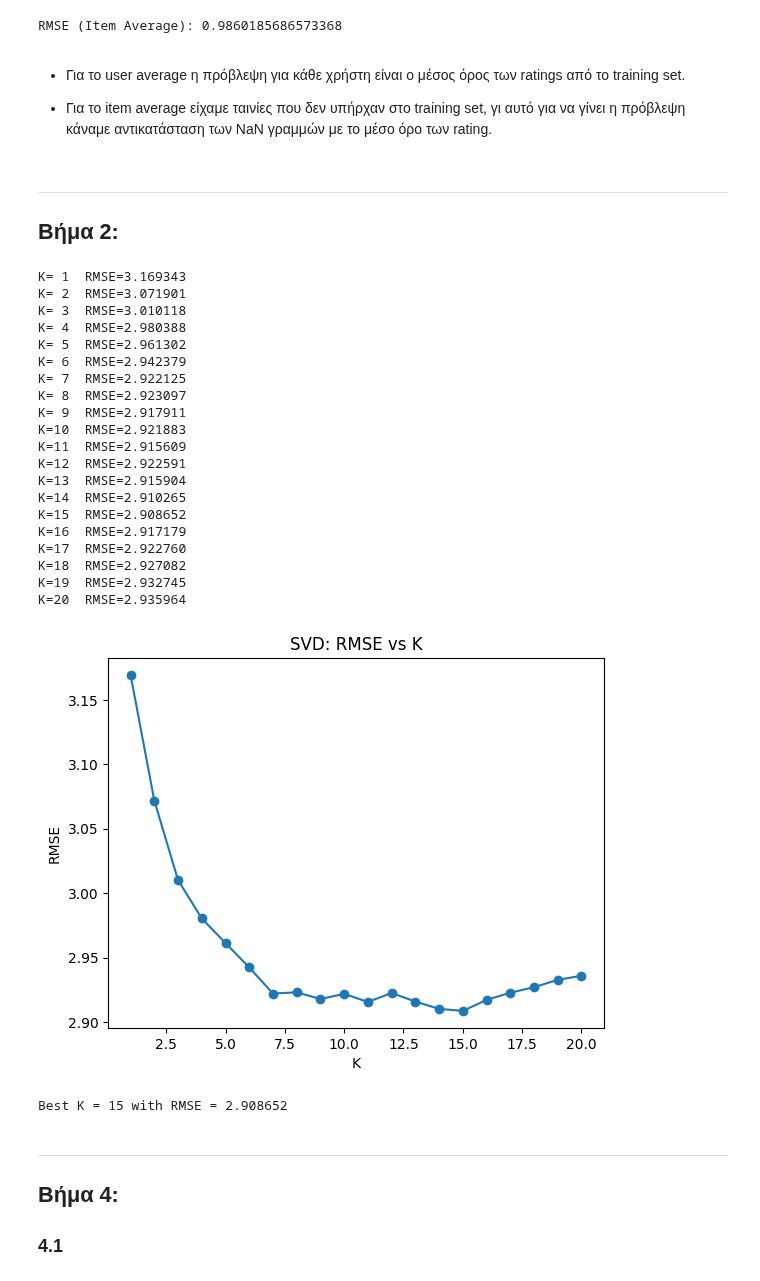
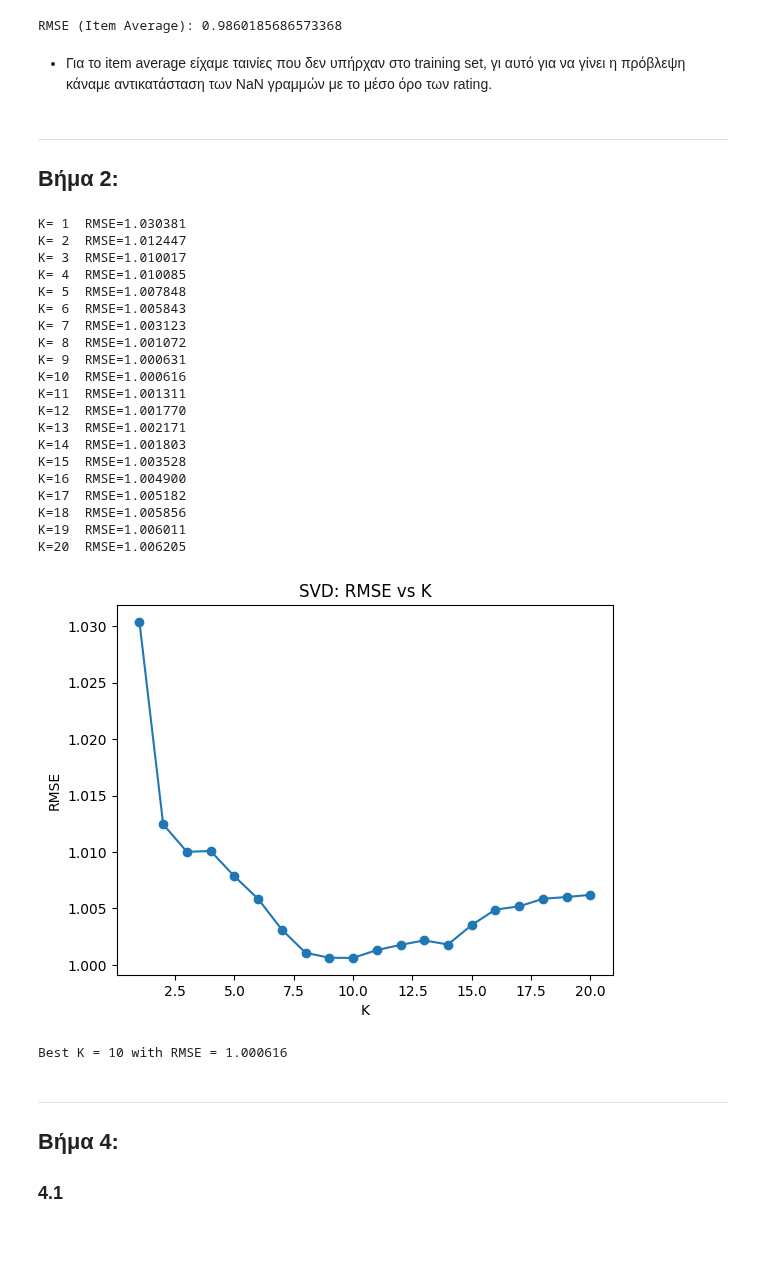
Before and after one commit to BillPapakyriakou/DataMining-Notebooks, a Jupyter notebook: assignment_2.ipynb, the cells around one changed output. Drawn from its saved outputs; the diff is of its cells as text; code cells hidden in the pictures; blank space fills up the shorter version.

```diff
--- a/assignment_2.ipynb
+++ b/assignment_2.ipynb
@@ -433,8 +433,6 @@ print("RMSE (Item Average):", rmse_item_average)
 # %% [output]
 RMSE (Item Average): 0.9860185686573368
 # %% [markdown]
-- Για το user average η πρόβλεψη για κάθε χρήστη είναι ο μέσος όρος των ratings από το training set.
-
 - Για το item average είχαμε ταινίες που δεν υπήρχαν στο training set, γι αυτό για να γίνει η πρόβλεψη κάναμε αντικατάσταση των NaN γραμμών με το μέσο όρο των rating.
 # %% [markdown]
 ---
@@ -448,17 +446,30 @@ import matplotlib.pyplot as plt
 users_count  = int(train_dataframe["uid"].max() + 1)
 movies_count = int(train_dataframe["mid"].max() + 1)
 
+# στον πίνακα αραιό πίνακα R θα αφαιρέσουμε το global mean για να μην επηρεάζουν τα
+# μηδενικά τις προβλέψεις (0: ο user δεν έβαλε κριτική στην ταινία, όχι έβαλε 0)
+mu = train_dataframe["rating"].astype(float).mean()  # global mean για το mean centering
 
-# φτίαχνουμε τον R (αραιός πίνακας)
+
+# φτίαχνουμε τον R (αραιός πίνακας) - για επόμενα ερωτήματα
 R = csr_matrix(
     (train_dataframe["rating"].astype(float).values,
      (train_dataframe["uid"].values, train_dataframe["mid"].values)),
     shape=(users_count, movies_count)
 )
 
+# φτίαχνουμε τον R (αραιός πίνακας) - χρήση στο 3.2 μόνο
+R_1 = csr_matrix(
+    (train_dataframe["rating"].astype(float).values - mu,  # αφαιρούμε το global mean
+     (train_dataframe["uid"].values, train_dataframe["mid"].values)),
+    shape=(users_count, movies_count)
+)
+
+
+
 # υπολογίζουμε τους 3 πίνακες του svd (sparse)
 K = 20
-U, s, Vt = svds(R, k=K)
+U, s, Vt = svds(R_1, k=K)
 
 
 # αναστρέφουμε τη σειρά των singular values σε φθίνουσα
@@ -481,58 +492,58 @@ rmse_list = []
 for i in range (1, K+1):
 
     # υπολογίζουμε μόνο τις συγκεκριμένες τιμές του R_k
-    predictions = np.sum(
+    predictions = mu + np.sum(  # αροίζουμε ξανα το global mean για το final prediction
       U[u_test, :i] * s[:i] * Vt[:i, m_test].T,
       axis=1
     )
 
     predictions = np.clip(predictions, 0, 5)  # clip τις τιμές <0 και >5
 
     # υπολογισμός rmse
     mse = mean_squared_error(r_test, predictions)
     rmse = np.sqrt(mse)
 
     rmse_list.append(rmse)
 
     print(f"K={i:2d}  RMSE={rmse:.6f}")
 
 # κρατάμε το καλύτερο k - αυτό με μικρότερο σφάλμα
 best_K = int(np.argmin(rmse_list) + 1)
 best_rmse = rmse_list[best_K - 1]  # κρατάμε και το καλύτερο error
 
 # plots
 plt.figure()
 plt.plot(range(1, K + 1), rmse_list, marker="o")
 plt.xlabel("K")
 plt.ylabel("RMSE")
 plt.title("SVD: RMSE vs K")
 #plt.grid(True)
 plt.show()
 
 print(f"\nBest K = {best_K} with RMSE = {best_rmse:.6f}")
 # %% [output]
-K= 1  RMSE=3.169343
-K= 2  RMSE=3.071901
-K= 3  RMSE=3.010118
-K= 4  RMSE=2.980388
-K= 5  RMSE=2.961302
-K= 6  RMSE=2.942379
-K= 7  RMSE=2.922125
-K= 8  RMSE=2.923097
-K= 9  RMSE=2.917911
-K=10  RMSE=2.921883
-K=11  RMSE=2.915609
-K=12  RMSE=2.922591
-K=13  RMSE=2.915904
-K=14  RMSE=2.910265
-K=15  RMSE=2.908652
-K=16  RMSE=2.917179
-K=17  RMSE=2.922760
-K=18  RMSE=2.927082
-K=19  RMSE=2.932745
-K=20  RMSE=2.935964
+K= 1  RMSE=1.030381
+K= 2  RMSE=1.012447
+K= 3  RMSE=1.010017
+K= 4  RMSE=1.010085
+K= 5  RMSE=1.007848
+K= 6  RMSE=1.005843
+K= 7  RMSE=1.003123
+K= 8  RMSE=1.001072
+K= 9  RMSE=1.000631
+K=10  RMSE=1.000616
+K=11  RMSE=1.001311
+K=12  RMSE=1.001770
+K=13  RMSE=1.002171
+K=14  RMSE=1.001803
+K=15  RMSE=1.003528
+K=16  RMSE=1.004900
+K=17  RMSE=1.005182
+K=18  RMSE=1.005856
+K=19  RMSE=1.006011
+K=20  RMSE=1.006205
-[figure, old version]
+[figure, new version]
-Best K = 15 with RMSE = 2.908652
+Best K = 10 with RMSE = 1.000616
 # %% [markdown]
 ---
 ## Βήμα 4:
```
Also changed, not shown: parts of 10 cells of this notebook.
